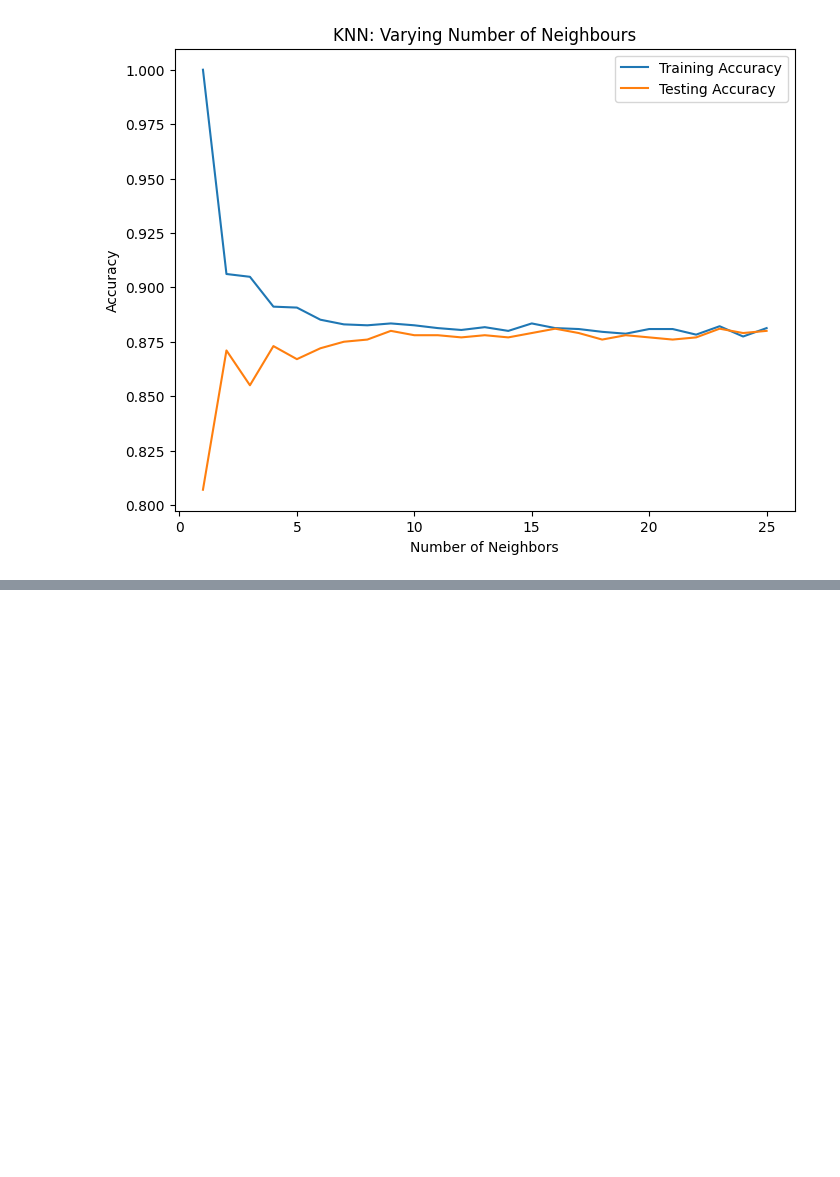
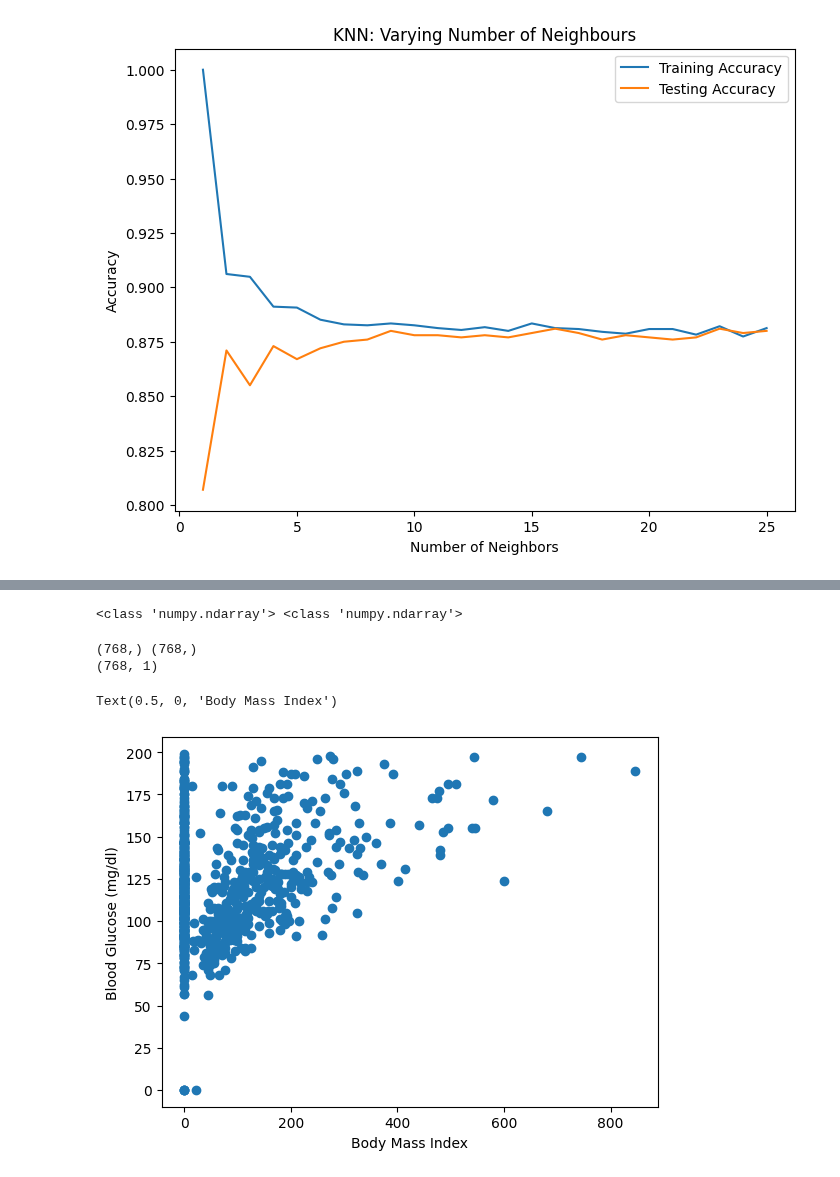
Before and after one commit to andrewch28/DataCamp, a Jupyter notebook: SupervisedLearning.ipynb, the cells around one changed output, grey strips where cells are left out. Drawn from its saved outputs; the diff is of its cells as text; code cells hidden in the pictures; blank space fills up the shorter version.

```diff
--- a/SupervisedLearning.ipynb
+++ b/SupervisedLearning.ipynb
@@ -134,0 +139,3 @@ plt.show()
+# %%
+diabetes_df = pd.read_csv("databases/diabetes_clean.csv")
+diabetes_df.head()
@@ -134,0 +149,23 @@ plt.show()
+# %%
+X = diabetes_df.drop("glucose", axis=1).values #converting to array
+y = diabetes_df["glucose"].values
+print(type(X), type(y))
+# %% [output]
+<class 'numpy.ndarray'> <class 'numpy.ndarray'>
+# %%
+#Trying to use a single feature - bmi
+X_bmi = X[:, 3]
+print(y.shape, X_bmi.shape) #Features must be at least 2d arrays to be accepted by sckitit-learn
+
+X_bmi = X_bmi.reshape(-1, 1)
+print(X_bmi.shape)
+# %% [output]
+(768,) (768,)
+(768, 1)
+# %%
+plt.scatter(X_bmi, y)
+plt.ylabel("Blood Glucose (mg/dl)")
+plt.xlabel("Body Mass Index")
+# %% [output]
+Text(0.5, 0, 'Body Mass Index')
+[figure, added]
```
Also changed, not shown: parts of 25 cells of this notebook, 1 other file.
